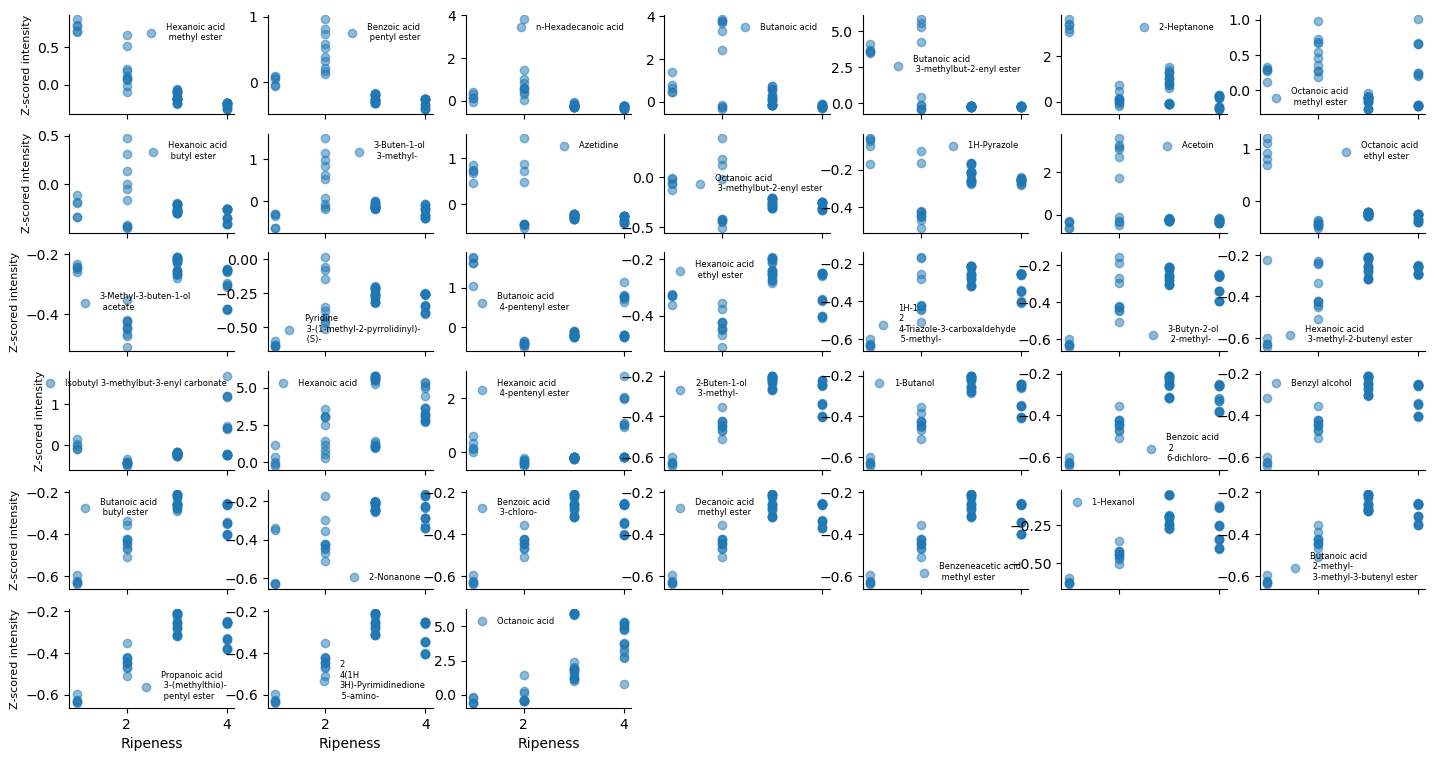
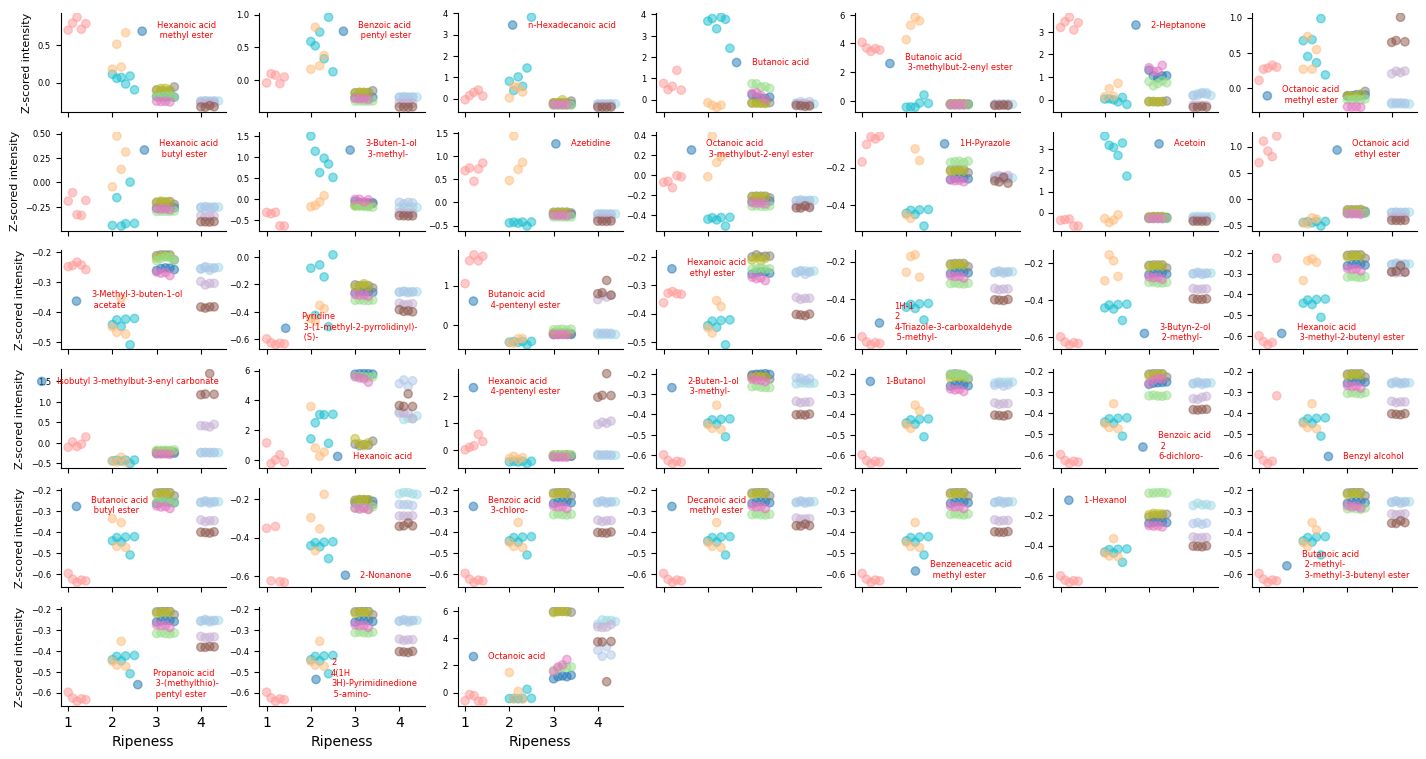
The change to this notebook cell's code, shown as a diff; its figure went from the first image to the second:
--- before
+++ after
@@ -10,4 +10,5 @@
 z_scores = tidy_z[odour_cols].values
 y = tidy_z['Ripeness'].values.astype(float)
+replicate = tidy_z["Replicate"].values.astype(float)-1
 corrs = []
 for i in range(z_scores.shape[1]):
@@ -23,15 +24,19 @@
 n_cols = int(ceil(len(odour_cols) / n_rows))
 fig, ax = subplots(nrows=n_rows, ncols=n_cols, figsize=(2.5*n_cols,1.5*n_rows))
+codes = pd.Categorical(tidy_z['Sample']).codes
+colours = plt.cm.tab20(codes / codes.max())
 for i in range(len(odour_cols)):
     odour = odour_ord[i]
     r, c = i//n_cols, i%n_cols
     axi = ax[r, c]
-    axi.scatter(y, tidy_z[odour], alpha=0.5, label=odour.replace(",", "\n"))
-    axi.legend(fontsize=6, frameon=False)
+    axi.scatter(y + replicate/10, tidy_z[odour], alpha=0.5, c=colours, label=odour.replace(",", "\n"))
+    axi.legend(fontsize=6, frameon=False, labelcolor="red")
     r == n_rows-1 and axi.set_xlabel("Ripeness")
     r < n_rows -1  and axi.set_xticklabels([])
     c == 0 and axi.set_ylabel("Z-scored intensity", fontsize=8) 
+    axi.set_xticks(arange(1,5))
     #c != 0 and axi.set_yticklabels([])
     spines_off(axi)
+    axi.tick_params(axis='y', labelsize=6)
 
 for i in range(len(odour_cols), n_rows*n_cols):

Commit: Started on the classification.